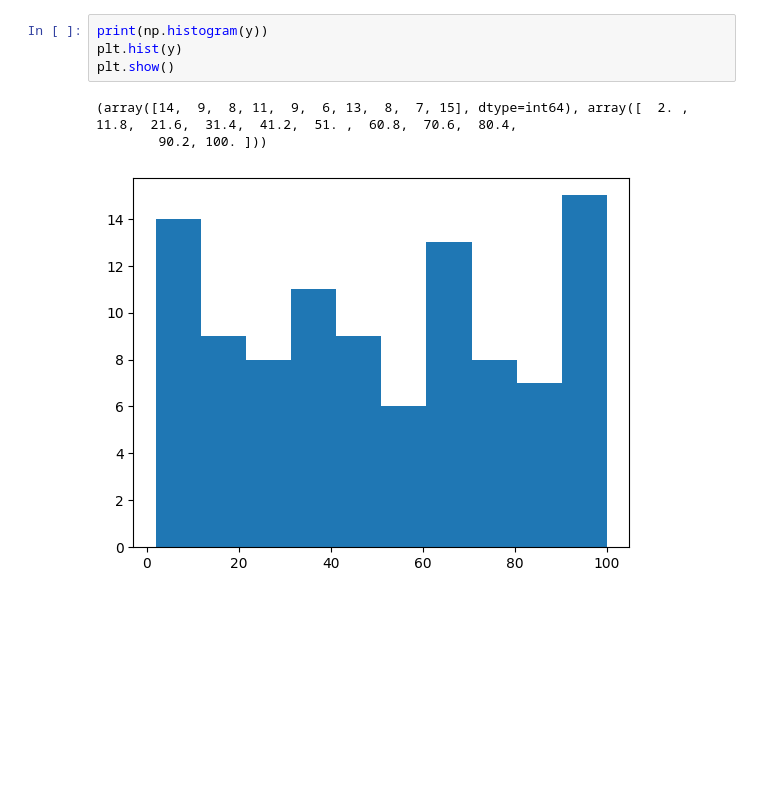
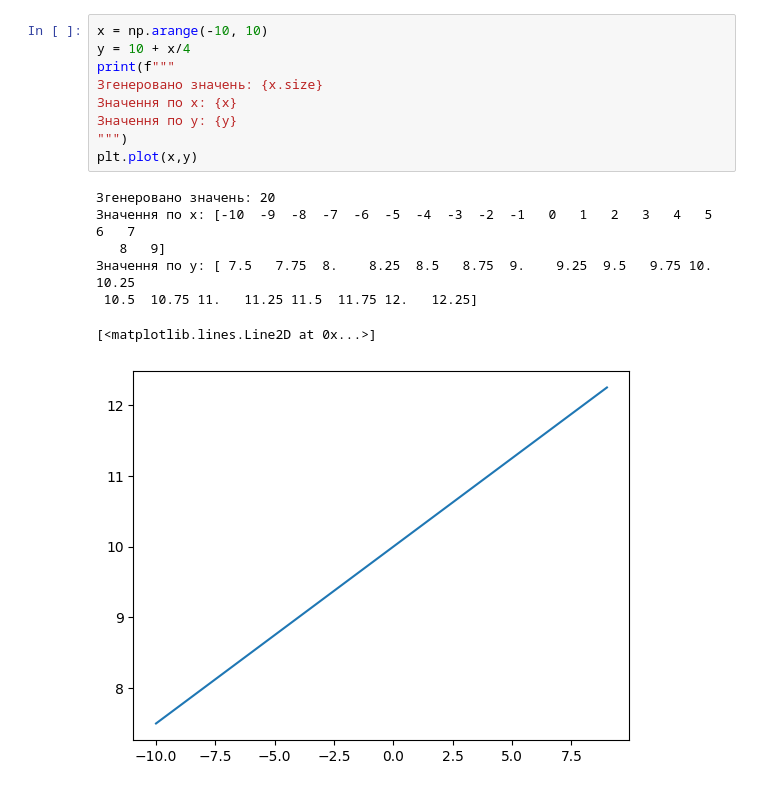
Before and after one commit to Add1ct2music/Matmetodu, a Jupyter notebook: laba3/3.ipynb, the cells around one changed output. Cells and saved outputs as stored; diff of their text form; blank space fills up the shorter version.

```diff
--- a/laba3/3.ipynb
+++ b/laba3/3.ipynb
@@ -66,8 +6,17 @@ plt.show()
-# %%
-print(np.histogram(y))
-plt.hist(y)
-plt.show()
-# %% [output]
-(array([14,  9,  8, 11,  9,  6, 13,  8,  7, 15], dtype=int64), array([  2. ,  11.8,  21.6,  31.4,  41.2,  51. ,  60.8,  70.6,  80.4,
-        90.2, 100. ]))
-[figure, removed]
+# %%
+x = np.arange(-10, 10)
+y = 10 + x/4
+print(f"""
+Згенеровано значень: {x.size}
+Значення по x: {x}
+Значення по y: {y}
+""")
+plt.plot(x,y)
+# %% [output]
+Згенеровано значень: 20
+Значення по x: [-10  -9  -8  -7  -6  -5  -4  -3  -2  -1   0   1   2   3   4   5   6   7
+   8   9]
+Значення по y: [ 7.5   7.75  8.    8.25  8.5   8.75  9.    9.25  9.5   9.75 10.   10.25
+ 10.5  10.75 11.   11.25 11.5  11.75 12.   12.25]
+[<matplotlib.lines.Line2D at 0x...>]
+[figure, added]
```
Also changed, not shown: parts of 15 cells of this notebook.
